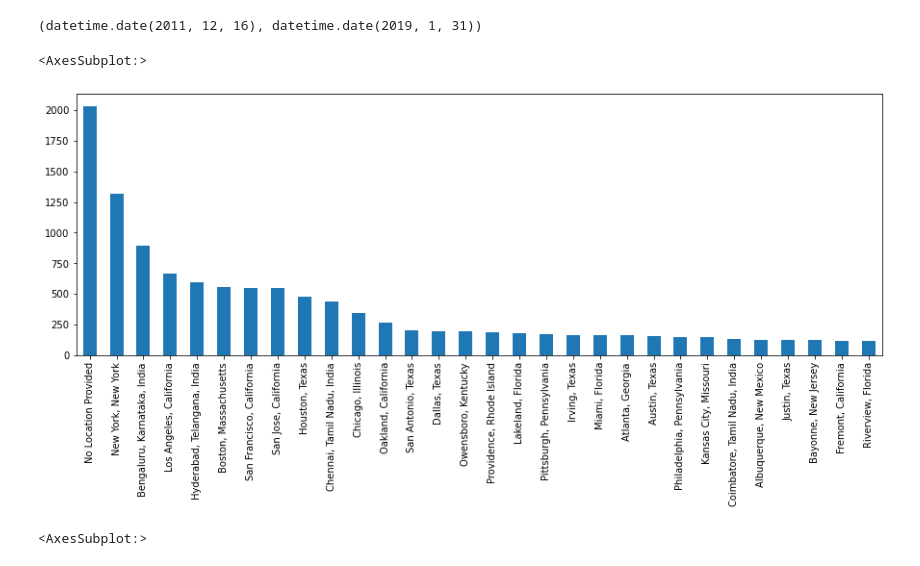
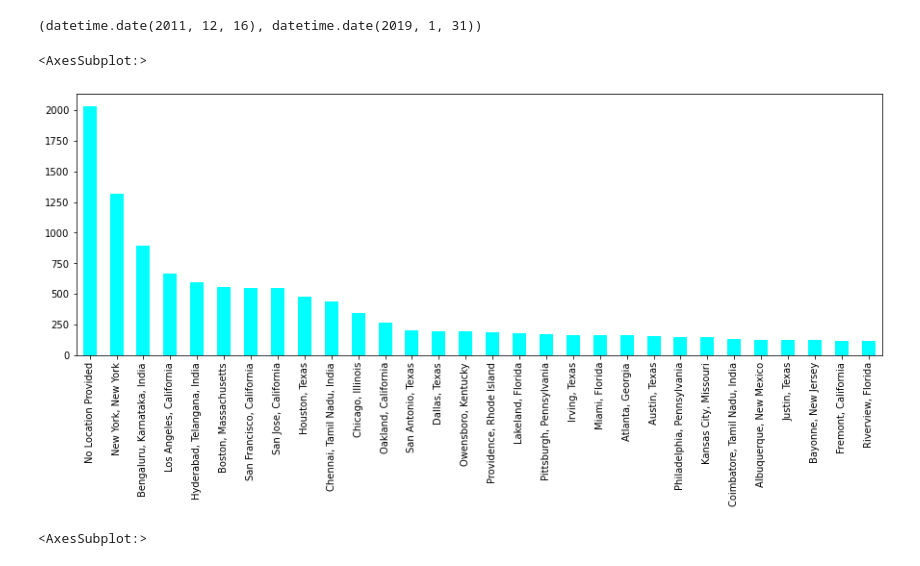
Before and after one commit to AKhileshPothuri/CareerVillage_Project, a Jupyter notebook: Exploratory_Data_Analysis_Draft1.ipynb, the cells around one changed output. Cells and saved outputs as stored; diff of their text form; code cells hidden in the pictures.

```diff
--- a/Exploratory_Data_Analysis_Draft1.ipynb
+++ b/Exploratory_Data_Analysis_Draft1.ipynb
@@ -423,10 +504,10 @@ students_df.students_date_joined.min(),students_df.students_date_joined.max()
 # %% [output]
 (datetime.date(2011, 12, 16), datetime.date(2019, 1, 31))
 # %%
-students_df['students_location'].value_counts()[:30].plot(kind='bar',figsize=(15, 5))
+students_df['students_location'].value_counts()[:30].plot(kind='bar',figsize=(15, 5),color='cyan')
 # %% [output]
 <AxesSubplot:>
-[figure, old version]
+[figure, new version]
 # %%
 students_df['students_date_joined'].value_counts().plot(kind='line',figsize=(15, 5))
 # %% [output]
```
Also changed, not shown: parts of 59 cells of this notebook.
